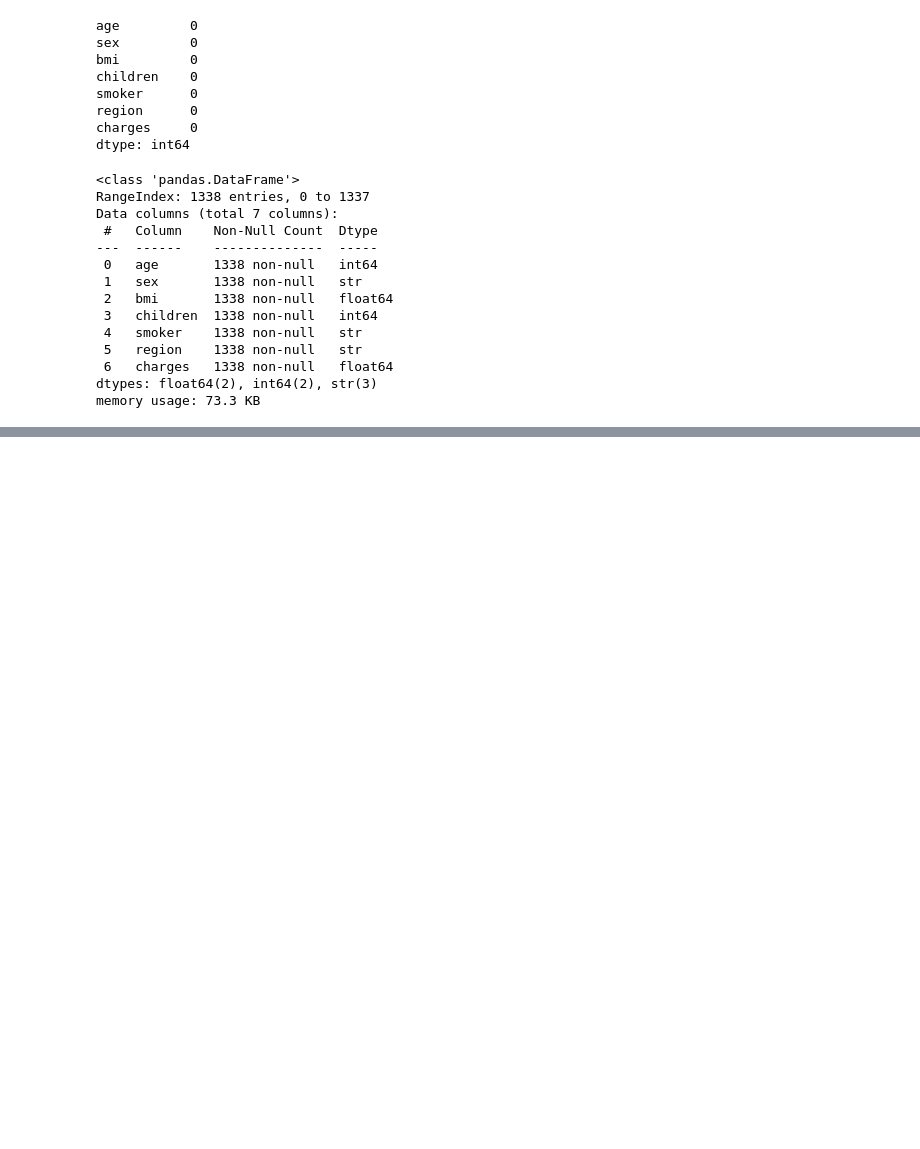
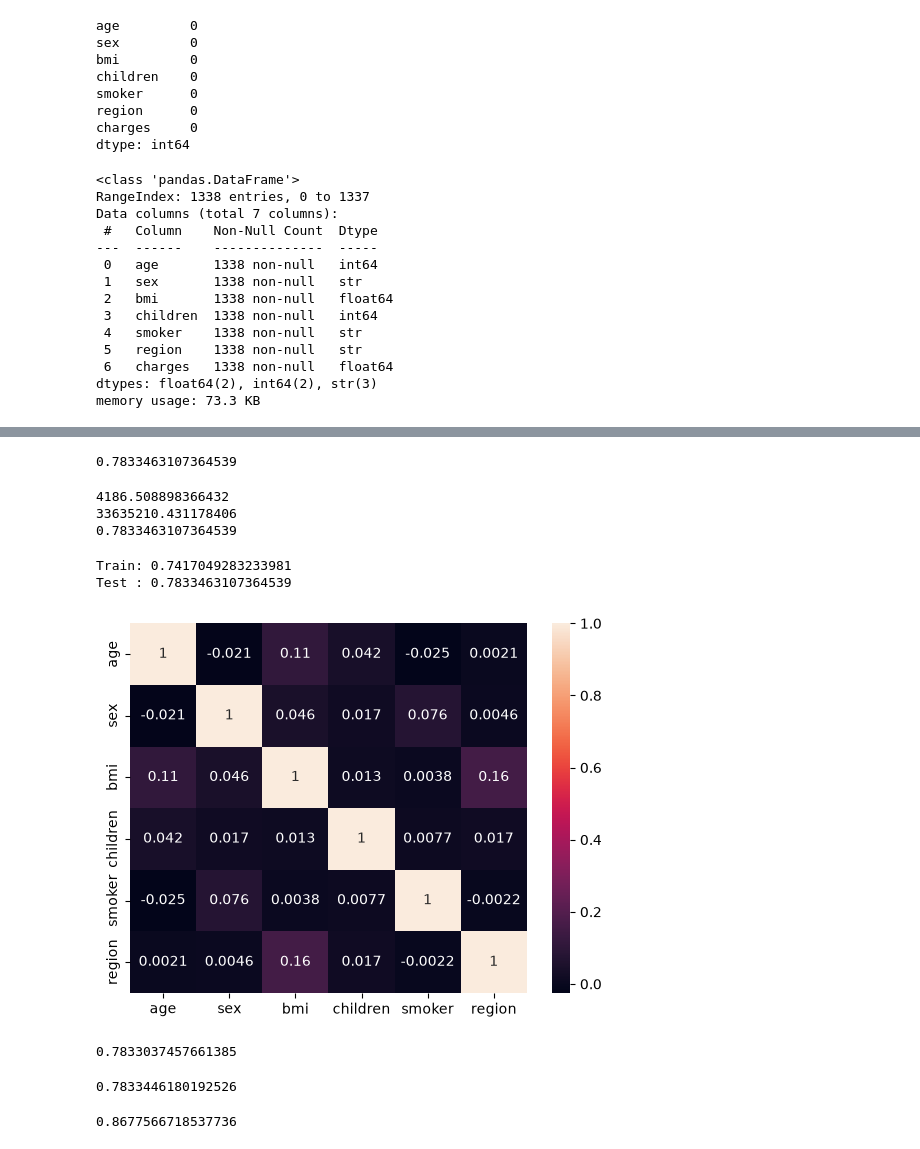
Before and after one commit to piyushchoudhary054/Data-Science, a Jupyter notebook: Machine Learning/Suprevised_learning/Regressor/Linear_regressor.ipynb, the cells around one changed output, grey strips where cells are left out. Drawn from its saved outputs; the diff is of its cells as text; code cells hidden in the pictures; blank space fills up the shorter version.

```diff
--- a/Machine Learning/Suprevised_learning/Regressor/Linear_regressor.ipynb
+++ b/Machine Learning/Suprevised_learning/Regressor/Linear_regressor.ipynb
@@ -45,0 +51,5 @@ cat = df.select_
+# %%
+lb = LabelEncoder()
+# %%
+for i in cat:
+    x[i] = lb.fit_transform(x[i])
@@ -45,0 +72,32 @@ cat = df.select_
+# %%
+r2_score(y_test,y_pred)
+# %% [output]
+0.7833463107364539
+# %%
+from sklearn.metrics import mean_squared_error, mean_absolute_error, r2_score
+
+mae = mean_absolute_error(y_test, y_pred)
+mse = mean_squared_error(y_test, y_pred)
+r2 = r2_score(y_test, y_pred)
+
+print(mae)
+print(mse)
+print(r2)
+# %% [output]
+4186.508898366432
+33635210.431178406
+0.7833463107364539
+# %%
+print("Train:", lr.score(x_train, y_train))
+print("Test :", lr.score(x_test, y_test))
+# %% [output]
+Train: 0.7417049283233981
+Test : 0.7833463107364539
+# %%
+import seaborn as sns
+import matplotlib.pyplot as plt
+
+sns.heatmap(x.corr(), annot=True)
+plt.show()
+# %% [output]
+[figure, added]
@@ -45,0 +111,31 @@ cat = df.select_
+# %%
+from sklearn.linear_model import Ridge
+
+ridge = Ridge(alpha=1.0)
+ridge.fit(x_train_scaled, y_train)
+
+print(ridge.score(x_test_scaled, y_test))
+# %% [output]
+0.7833037457661385
+# %%
+from sklearn.linear_model import Lasso
+
+lasso = Lasso(alpha=0.1)
+lasso.fit(X_train_scaled, y_train)
+
+print(lasso.score(X_test_scaled, y_test))
+# %% [output]
+0.7833446180192526
+# %%
+from sklearn.preprocessing import PolynomialFeatures
+
+poly = PolynomialFeatures(degree=2)
+
+x_train_poly = poly.fit_transform(x_train)
+x_test_poly = poly.transform(x_test)
+
+lr.fit(x_train_poly, y_train)
+
+print(lr.score(x_test_poly, y_test))
+# %% [output]
+0.8677566718537736
```
Also changed, not shown: parts of 10 cells of this notebook, 1 other file.
